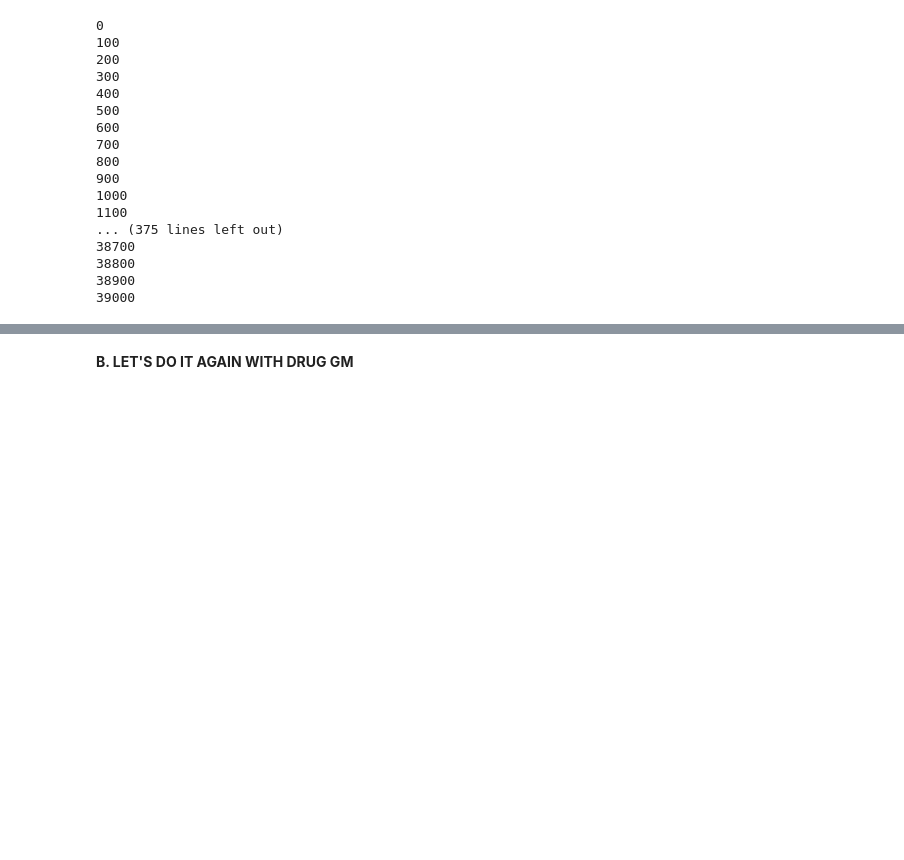
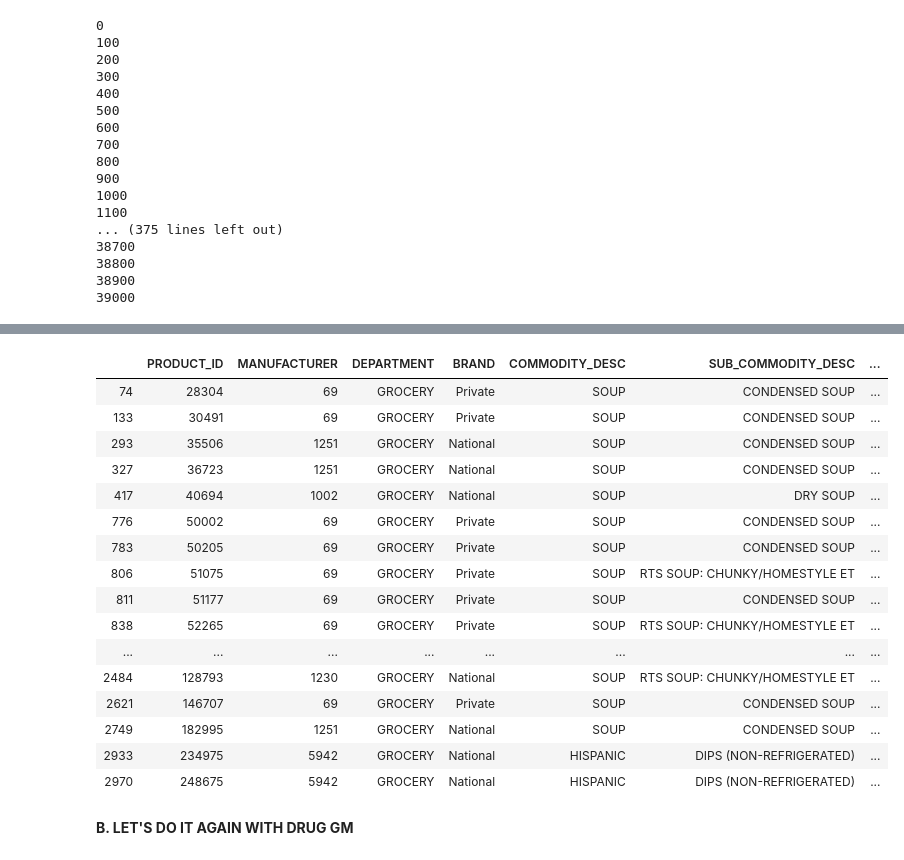
Before and after one commit to marvande/epfl-ada-2019-data-analysis, a Jupyter notebook: code/Products.ipynb, the cells around one changed output, grey strips where cells are left out. Drawn from its saved outputs; the diff is of its cells as text; code cells hidden in the pictures; blank space fills up the shorter version.

```diff
--- a/code/Products.ipynb
+++ b/code/Products.ipynb
@@ -390,5 +251,25 @@ As shown above with groupBy function, the category with the highest number of pr
 # %%
 Grocery.to_csv('Grocery.csv')
+# %%
+Grocery[Grocery.Label == 'not found'].head(60)
+# %% [output]
+|  | PRODUCT_ID | MANUFACTURER | DEPARTMENT | BRAND | COMMODITY_DESC | SUB_COMMODITY_DESC | ... |
+| 74 | 28304 | 69 | GROCERY | Private | SOUP | CONDENSED SOUP | ... |
+| 133 | 30491 | 69 | GROCERY | Private | SOUP | CONDENSED SOUP | ... |
+| 293 | 35506 | 1251 | GROCERY | National | SOUP | CONDENSED SOUP | ... |
+| 327 | 36723 | 1251 | GROCERY | National | SOUP | CONDENSED SOUP | ... |
+| 417 | 40694 | 1002 | GROCERY | National | SOUP | DRY SOUP | ... |
+| 776 | 50002 | 69 | GROCERY | Private | SOUP | CONDENSED SOUP | ... |
+| 783 | 50205 | 69 | GROCERY | Private | SOUP | CONDENSED SOUP | ... |
+| 806 | 51075 | 69 | GROCERY | Private | SOUP | RTS SOUP: CHUNKY/HOMESTYLE ET | ... |
+| 811 | 51177 | 69 | GROCERY | Private | SOUP | CONDENSED SOUP | ... |
+| 838 | 52265 | 69 | GROCERY | Private | SOUP | RTS SOUP: CHUNKY/HOMESTYLE ET | ... |
+| ... | ... | ... | ... | ... | ... | ... | ... |
+| 2484 | 128793 | 1230 | GROCERY | National | SOUP | RTS SOUP: CHUNKY/HOMESTYLE ET | ... |
+| 2621 | 146707 | 69 | GROCERY | Private | SOUP | CONDENSED SOUP | ... |
+| 2749 | 182995 | 1251 | GROCERY | National | SOUP | CONDENSED SOUP | ... |
+| 2933 | 234975 | 5942 | GROCERY | National | HISPANIC | DIPS (NON-REFRIGERATED) | ... |
+| 2970 | 248675 | 5942 | GROCERY | National | HISPANIC | DIPS (NON-REFRIGERATED) | ... |
 # %% [markdown]
 **B. LET'S DO IT AGAIN WITH DRUG GM**
 # %%
```
Also changed, not shown: parts of 55 cells of this notebook.
